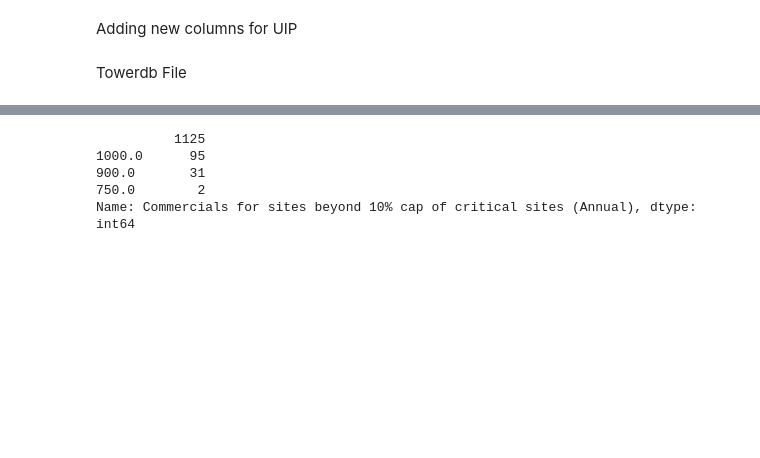
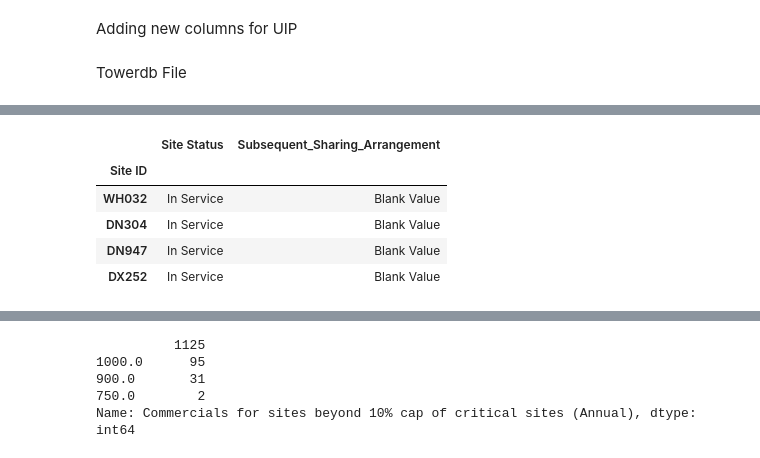
Before and after one commit to emerenan/xlsx_validation, a Jupyter notebook: ie_validations.ipynb, the cells around one changed output, grey strips where cells are left out. Cells and saved outputs as stored; diff of their text form; code cells hidden in the pictures; blank space fills up the shorter version.

```diff
--- a/ie_validations.ipynb
+++ b/ie_validations.ipynb
@@ -1035,0 +485,79 @@ df_on_air
+# %%
+def check_picklist_v1(df,df_index,df_status, df_cols, picklist_dict):
+    from collections import defaultdict
+
+    df_picklist = df[df_cols].fillna('')
+    df_picklist = df_picklist.to_dict(orient='list')
+
+    new_dic = defaultdict(list)
+    """for id in df_picklist[df_index]:
+        if id not in new_dic.keys():
+            new_dic[df_index].append(id)"""
+
+    for column in set(picklist_dict.keys()):
+        for value in df_picklist[column]:
+            if value not in set(picklist_dict[column]):
+                if pd.isnull(value) or pd.isna(value) or value=='' or value=='nan':
+                    new_dic[column].append('Blank Value')
+                else:
+                    new_dic[column].append(f'Incorrect value: {value}')
+            else:
+                new_dic[column].append('Ok!')
+
+    df_errors = pd.DataFrame(new_dic)
+    df_errors = df_errors.replace('Ok!', np.nan)
+    df_errors[df_index] = [i for i in df[df_index]]
+    df_errors = df_errors.set_index(df_index)
+    df_errors = df_errors.dropna(how='all', axis=0)
+    df_errors = df_errors.dropna(how='all', axis=1)
+    df_errors = df_errors.reset_index()
+
+    df = df[[df_index, df_status]]
+    df_errors = pd.merge(df_errors,df, how='left', on=[df_index])
+    df_errors = df_errors.set_index(df_index)
+    df_errors = df_errors[[df_status]+ df_errors.columns[:-1].tolist()]
+    #df_errors = df_errors.reset_index()
+    return df_errors
+
+picklist = {
+    "Strategic": ['Yes', 'No'],
+    'Critical': ['Yes', 'No'],
+    'Site Type (See structure Type)': ["DAS passive","GBT","RTT"],
+    'INTP ': ["Standard","Core","Transmission"],
+    'Core Site Type': ['Non Core', 'Case A', 'Case B'],
+    'Transmission System': ["Macro","Public DAS","Long-term Mobile","Transmission"],
+    'Macro Site - Transmission Hub Site': ['Yes', 'No'],
+    'Macro Site - Transmission Hub Site with/without Shelters': ["With shelters","Without shelters","Non Transmission Hub Site"],
+    'Room Configuration': ['Indoor','Outdoor', "KN type Outdoor","RBS type Outdoor"],
+    'Power Supply': ['AC','DC', 'AC & DC','No Power'],
+    'Air Conditioning': ['No','Yes; Indoor Air Conditioning','Yes; Indoor Free Air cooling / Free cooling units'],
+    'Site Status': ['In Service','Ordered','Pipeline','Planned','To be dismantled'],
+    'Strategic_Site_Bucket': ['Yes - 0-5%','Yes - 5-10%','Non Strategic'],
+    'CriticalSite_Beyond_10': ['Beyond 10%','Within 10%','Non Critical'],
+    'Sites_As_Metered_Estimated': ['Estimated Model','Metered Model'],
+    'Meter_Sharing_Site': ['Yes', 'No'],
+    "Bts_Sites": ['Yes', 'No'],
+    'Phase1_Site_Or_Consent_Site': ['MSA (Phase 1)','PMA (Phase 2)'],
+    'WIP_Sites': ['Yes', 'No'],
+    'Active_Sharing_Arrangement': ['MORAN (On VF equipment)','MORAN (On non-VF equipment)','MOCN with Spectrum Pooling','Partial Active-Passive','No Active Sharing'],
+    'Subsequent_Sharing_Arrangement': ['Yes', 'No']
+
+}
+"""Picklist check"""
+actives = towerdb[towerdb['Site Status']=='In Service']
+col_pick =['Site ID ',"Strategic",'Critical','Site Type (See structure Type)','INTP ','Core Site Type','Transmission System',\
+    'Macro Site - Transmission Hub Site','Macro Site - Transmission Hub Site with/without Shelters',\
+    'Room Configuration','Power Supply','Air Conditioning','Site Status','Strategic_Site_Bucket','CriticalSite_Beyond_10',\
+    'Sites_As_Metered_Estimated','Meter_Sharing_Site',"Bts_Sites",'Phase1_Site_Or_Consent_Site','WIP_Sites','Active_Sharing_Arrangement',\
+    'Subsequent_Sharing_Arrangement']
+"""Picklist check"""
+actives = towerdb[towerdb['Site Status']=='In Service']
+df_picklist = check_picklist_v1(actives, 'Site ID ','Site Status', col_pick, picklist)
+df_picklist
+# %% [output]
+|  | Site Status | Subsequent_Sharing_Arrangement |
+| Site ID |  |  |
+| WH032 | In Service | Blank Value |
+| DN304 | In Service | Blank Value |
+| DN947 | In Service | Blank Value |
+| DX252 | In Service | Blank Value |
```
Also changed, not shown: parts of 24 cells of this notebook.
